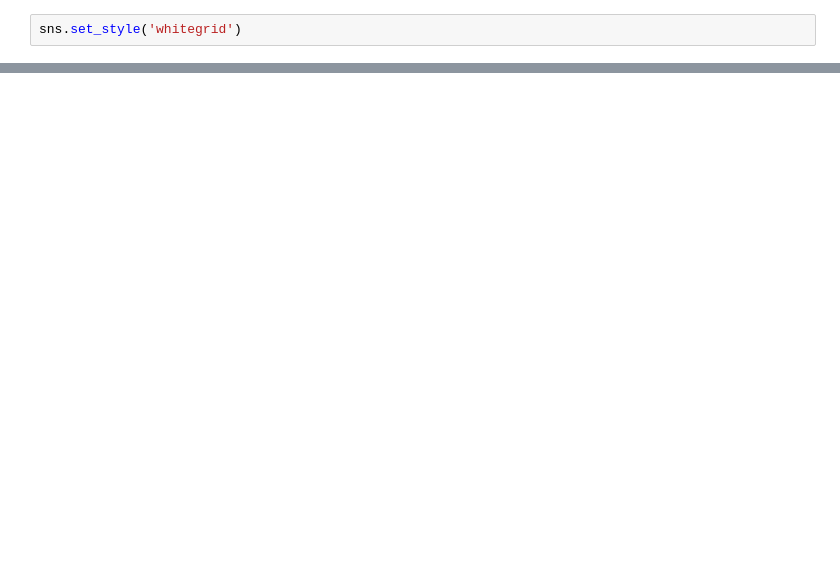
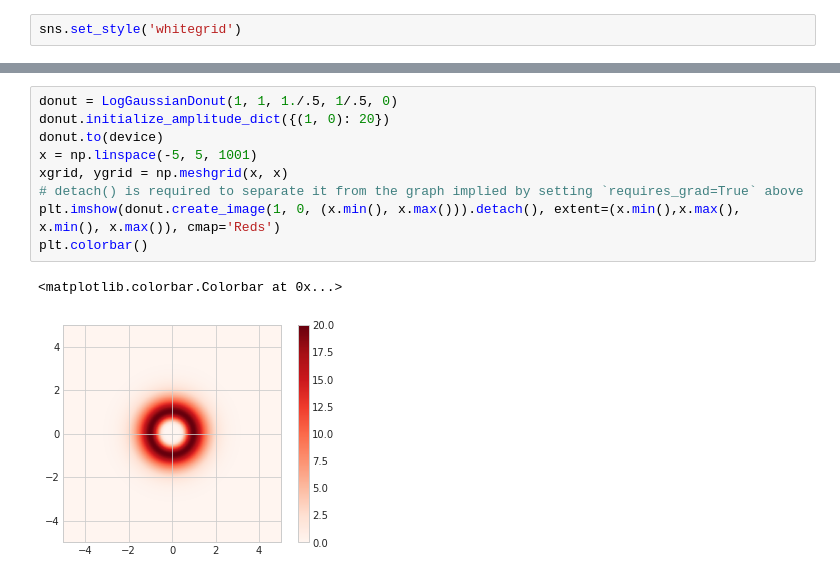
Before and after one commit to billbrod/spatial-frequency-preferences, a Jupyter notebook: notebooks/05-Model.ipynb, the cells around one changed output, grey strips where cells are left out. Cells and saved outputs as stored; diff of their text form; blank space fills up the shorter version.

```diff
--- a/notebooks/05-Model.ipynb
+++ b/notebooks/05-Model.ipynb
@@ -132 +234,13 @@ plt.colorbar()
+# %%
+donut = LogGaussianDonut(1, 1, 1./.5, 1/.5, 0)
+donut.initialize_amplitude_dict({(1, 0): 20})
+donut.to(device)
+x = np.linspace(-5, 5, 1001)
+xgrid, ygrid = np.meshgrid(x, x)
+# detach() is required to separate it from the graph implied by setting `requires_grad=True` above
+plt.imshow(donut.create_image(1, 0, (x.min(), x.max())).detach(), extent=(x.min(),x.max(), x.min(), x.max()), cmap='Reds')
+plt.colorbar()
+# %% [output]
+<matplotlib.colorbar.Colorbar at 0x...>
+[figure, added]
 # %%
```
Also changed, not shown: parts of 20 cells of this notebook.
